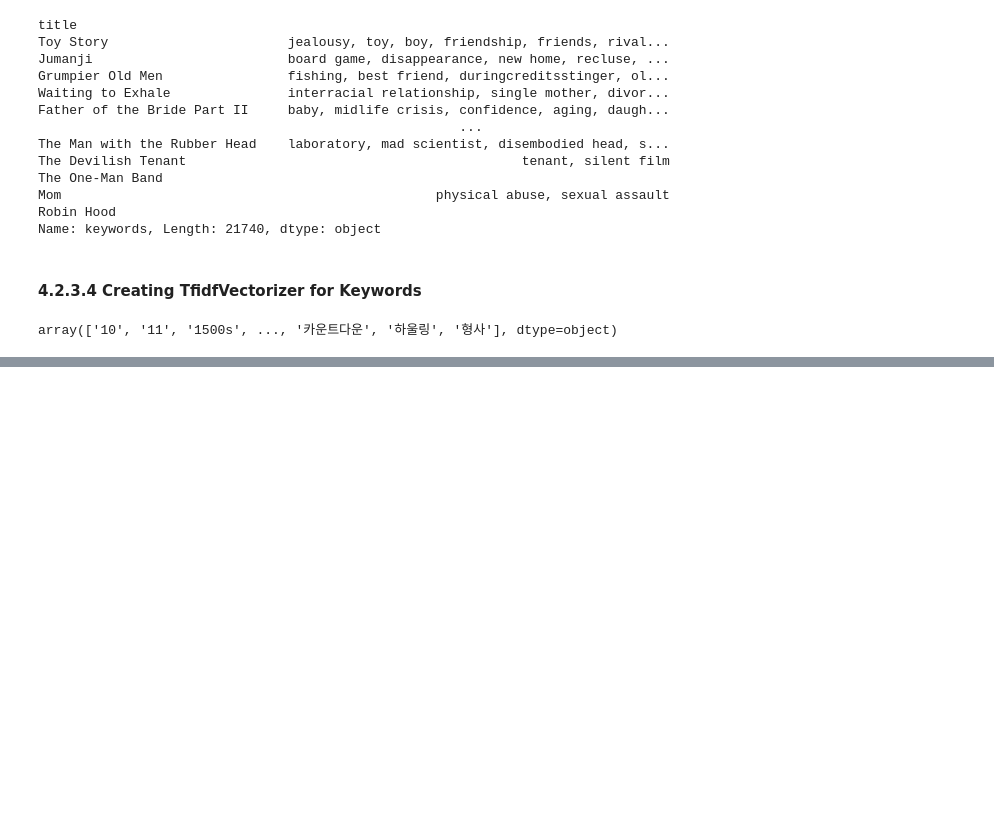
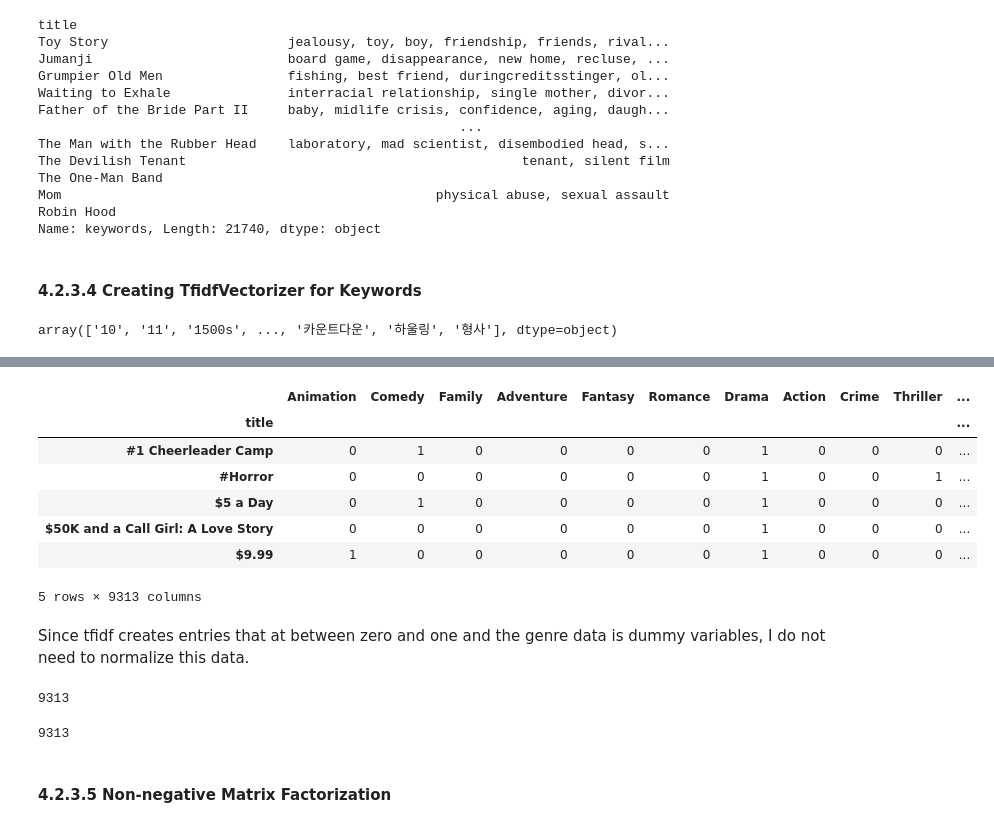
Before and after one commit to trauzi12/movie_recommendation_system, a Jupyter notebook: notebooks/04_pre-processing_training.ipynb, the cells around one changed output, grey strips where cells are left out. Drawn from its saved outputs; the diff is of its cells as text; code cells hidden in the pictures; blank space fills up the shorter version.

```diff
--- a/notebooks/04_pre-processing_training.ipynb
+++ b/notebooks/04_pre-processing_training.ipynb
@@ -577,0 +605,17 @@ tfidfvec_data_df.head()
+# %%
+# removing keyword column, so I can merge it with the tfidfvec data frame
+keyword_genre_df = movies_metadata_genre_keyword.drop(columns=['keywords'])
+
+# combining genre and tfidf data for each movie
+keyword_genre_df = keyword_genre_df.merge(tfidfvec_data_df, how='left', left_index=True, right_index=True)
+
+keyword_genre_df.head()
+# %% [output]
+|  | Animation | Comedy | Family | Adventure | Fantasy | Romance | Drama | Action | Crime | Thriller | ... |
+| title |  |  |  |  |  |  |  |  |  |  | ... |
+| #1 Cheerleader Camp | 0 | 1 | 0 | 0 | 0 | 0 | 1 | 0 | 0 | 0 | ... |
+| #Horror | 0 | 0 | 0 | 0 | 0 | 0 | 1 | 0 | 0 | 1 | ... |
+| $5 a Day | 0 | 1 | 0 | 0 | 0 | 0 | 1 | 0 | 0 | 0 | ... |
+| $50K and a Call Girl: A Love Story | 0 | 0 | 0 | 0 | 0 | 0 | 1 | 0 | 0 | 0 | ... |
+| $9.99 | 1 | 0 | 0 | 0 | 0 | 0 | 1 | 0 | 0 | 0 | ... |
+5 rows × 9313 columns
@@ -577,0 +625,14 @@ tfidfvec_data_df.head()
+# %% [markdown]
+Since tfidf creates entries that at between zero and one and the genre data is dummy variables, I do not need to normalize this data.
+# %%
+# ensuring all of the data is less or equal 1.
+len(keyword_genre_df.max()<=1)
+# %% [output]
+9313
+# %%
+# ensuring all of the data is greater than or equal to 0
+len(keyword_genre_df.max()>=0)
+# %% [output]
+9313
+# %% [markdown]
+#### 4.2.3.5 Non-negative Matrix Factorization
```
Also changed, not shown: parts of 33 cells of this notebook.
